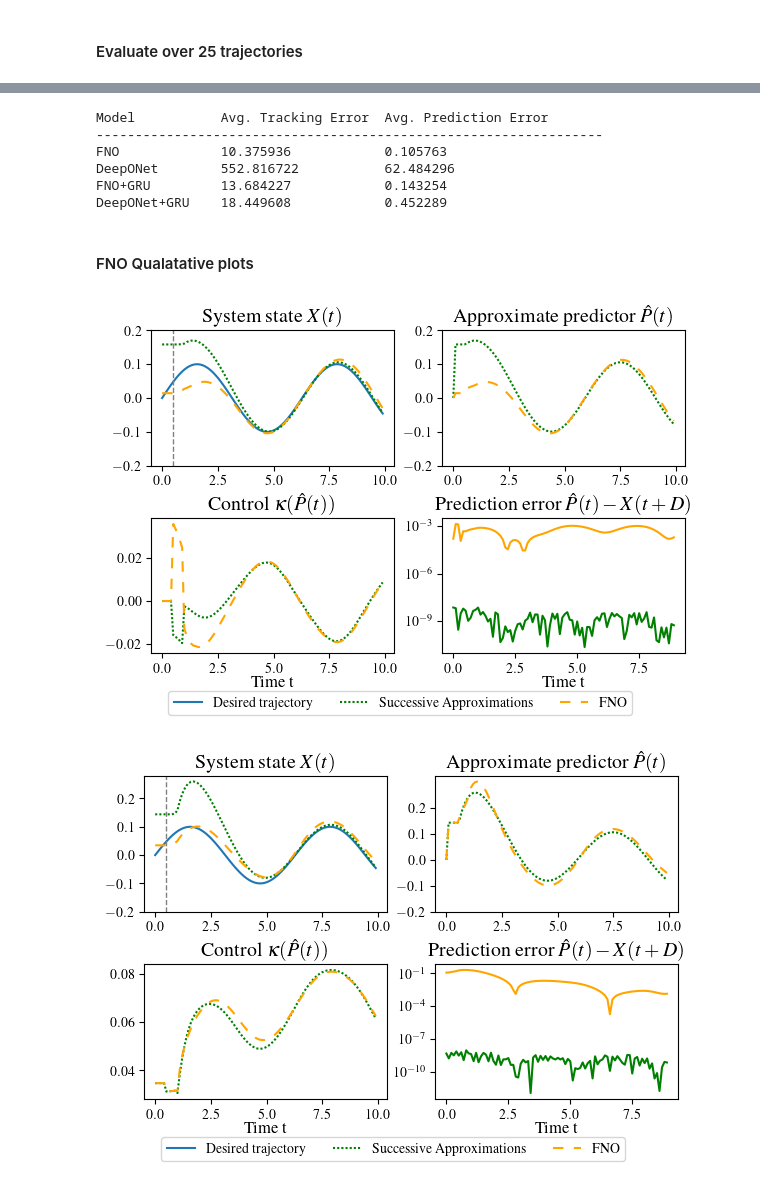
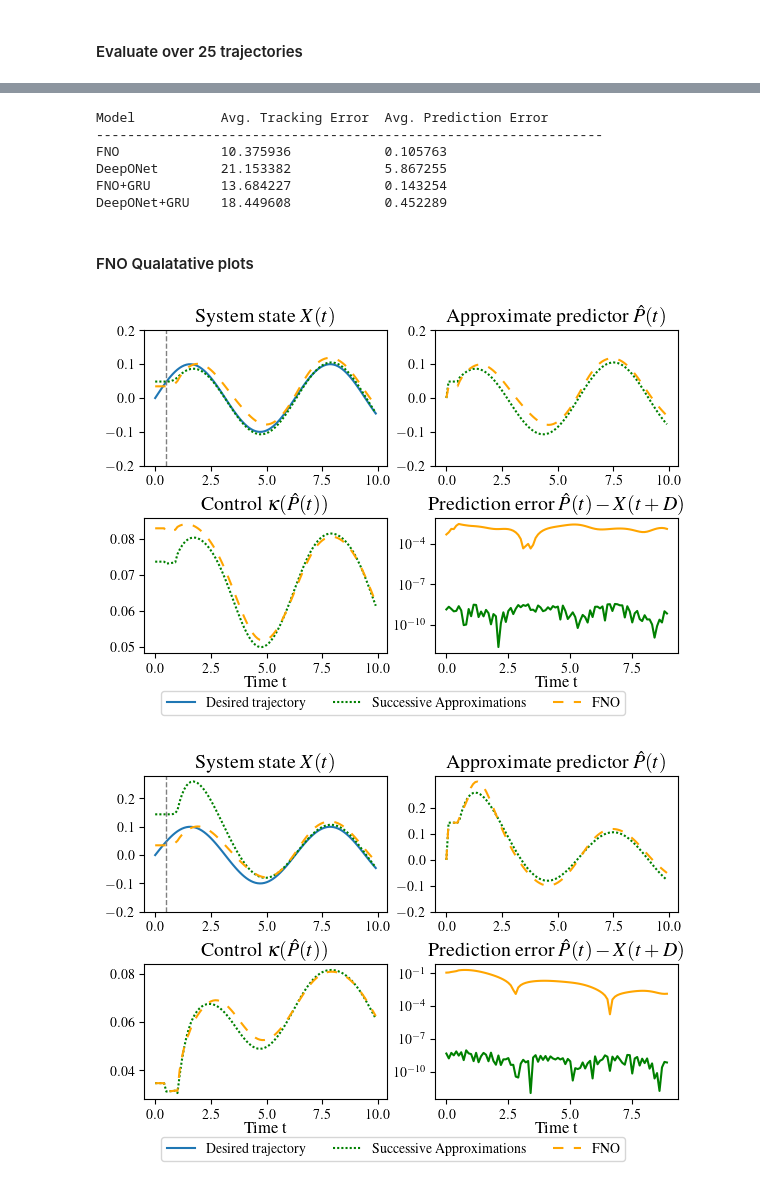
Before and after one commit to gokulg02/NeuralOperatorPredictorFeedback-xArm6, a Jupyter notebook: examples/ManipulatorConstDelayExample.ipynb, the cells around one changed output, grey strips where cells are left out. Saved outputs shown, nothing was run; the diff lists cells and outputs as text; code cells hidden in the pictures.

```diff
--- a/examples/ManipulatorConstDelayExample.ipynb
+++ b/examples/ManipulatorConstDelayExample.ipynb
@@ -114,7 +114,7 @@ train_config_deeponet = {
     "model_type": "DeepONet",  # Specifies what model we are loading
     "epochs": 500,  # Specifies the number of epochs to train model
     "gamma": 0.999, # Specifies the learning rate scheduling parameter
-    "learning_rate": 8e-4, # Specifies the learning rate
+    "learning_rate": 5e-4, # Specifies the learning rate
     "weight_decay": 1e-4, # Specifies the dropout parameter
     "device_name": "cuda", # Specifies GPU location
 }
@@ -184,7 +184,7 @@ train_config_deeponet_gru = {
 }
 
 architecture_config_deeponet_gru = {
-    "deeponet_hidden_size": 1024, # Specifies number of neurons per layer
+    "deeponet_hidden_size": 512, # Specifies number of neurons per layer
     "deeponet_num_layers": 5, # Specifies number of layers,
     "dim_x": 1, # Specifies the input dimension,
     "gru_num_layers": 5,
@@ -273,7 +273,7 @@ Either load the pretrained models on hugging face or the trained models from the
 # Load models, note the incompatible keys is due to the NeuralOperator package and torch load. This can be ignored.
 
 fno.load_state_dict(torch.load("../models/ManipulatorModels/" + fno_config.model_filename, weights_only=False), strict=False)
-#deeponet.load_state_dict(torch.load("../../models/ManipulatorModels/" + deeponet_config.model_filename, weights_only=True))
+deeponet.load_state_dict(torch.load("../models/ManipulatorModels/" + deeponet_config.model_filename, weights_only=True))
 fno_gru.load_state_dict(torch.load("../models/ManipulatorModels/" + fno_gru_config.model_filename, weights_only=False), strict=False)
 deeponet_gru.load_state_dict(torch.load("../models/ManipulatorModels/" + deeponet_gru_config.model_filename, weights_only=True), strict=False)
 # %% [output]
@@ -454,7 +441,7 @@ best_ic_deeponet_gru, worst_ic_deeponet_gru, tracking_error_deeponet_gru, predic
 # %%
-model_names = ["FNO", "DeepONet", "FNO+GRU", "DeepONet+GRU"]
-tracking_errors = [tracking_error_fno, tracking_error_deeponet, tracking_error_fno_gru, tracking_error_deeponet_gru]
-prediction_errors = [prediction212.6626968383789 2.203989028930664 0.681304931640625 2.4077415466308594 1.038980484008789_error_fno, prediction_error_deeponet, prediction_error_fno_gru, prediction_error_deeponet_gru]
+model_names = ["FNO", "DeepONet", "FNO+GRU", "DeepONet+GRU", "Numerical"]
+tracking_errors = [tracking_error_fno, tracking_error_deeponet, tracking_error_fno_gru, tracking_error_deeponet_gru, tracking_error_numerical]
+prediction_errors = [prediction_error_fno, prediction_error_deeponet, prediction_error_fno_gru, prediction_error_deeponet_gru, prediction_error_numerical]
 
 # Header
 print(f"{'Model':<15} {'Avg. Tracking Error':<20} {'Avg. Prediction Error':<20}")
@@ -467,7 +454,7 @@ for model, train, test in zip(model_names, tracking_errors, prediction_errors):
 Model           Avg. Tracking Error  Avg. Prediction Error
 -----------------------------------------------------------------
 FNO             10.375936            0.105763
-DeepONet        552.816722           62.484296
+DeepONet        21.153382            5.867255
 FNO+GRU         13.684227            0.143254
 DeepONet+GRU    18.449608            0.452289
 # %% [markdown]
@@ -494,10 +481,10 @@ numerical_worst_states, numerical_worst_controls, numerical_worst_predictors = s
                                                                          robot.compute_predictors, fno,verbose=True)
 # %%
 # Best trajectory
-plot_trajectory(0, sim_config.t, int(round(0.5/0.1)), qdes, fno_best_states, numerical_best_states, \
+plot_trajectory(4, sim_config.t, int(round(0.5/0.1)), qdes, fno_best_states, numerical_best_states, \
                 fno_best_predictors, numerical_best_predictors, fno_best_controls, numerical_best_controls, fno_config.model_type, saveFig="myFig.pdf")
 # %% [output]
-[figure, old version]
+[figure, new version]
 # %%
 # Worst trajectorysum(dict((p.data_ptr(), p.numel()) for p in model.parameters()).values())
 plot_trajectory(4, sim_config.t, int(round(0.5/0.1)), qdes, fno_best_states, numerical_worst_states, fno_worst_predictors, numerical_worst_predictors, fno_worst_controls, numerical_worst_controls, fno_config.model_type)
```
Also changed, not shown: parts of 6 cells of this notebook, 18 other files.
